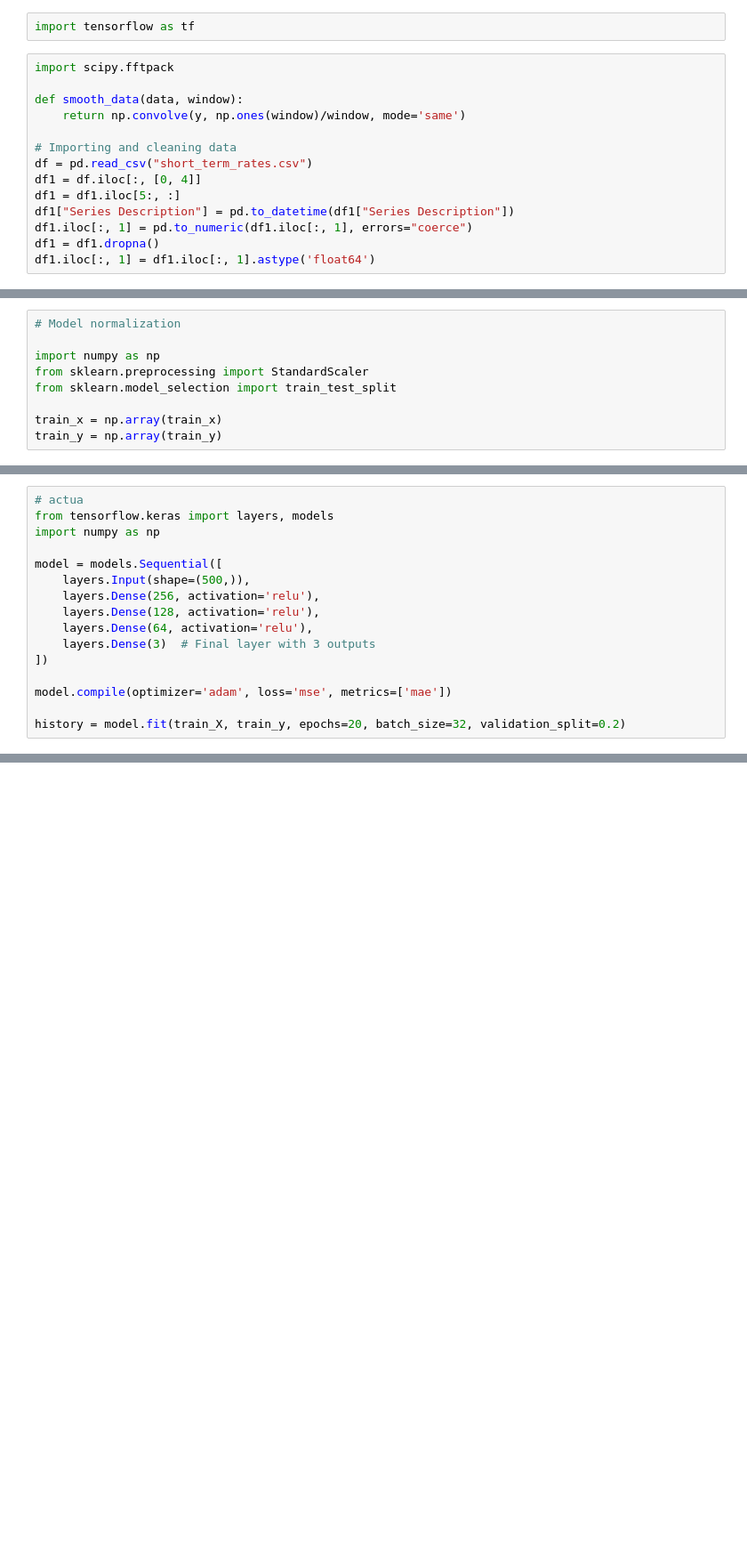
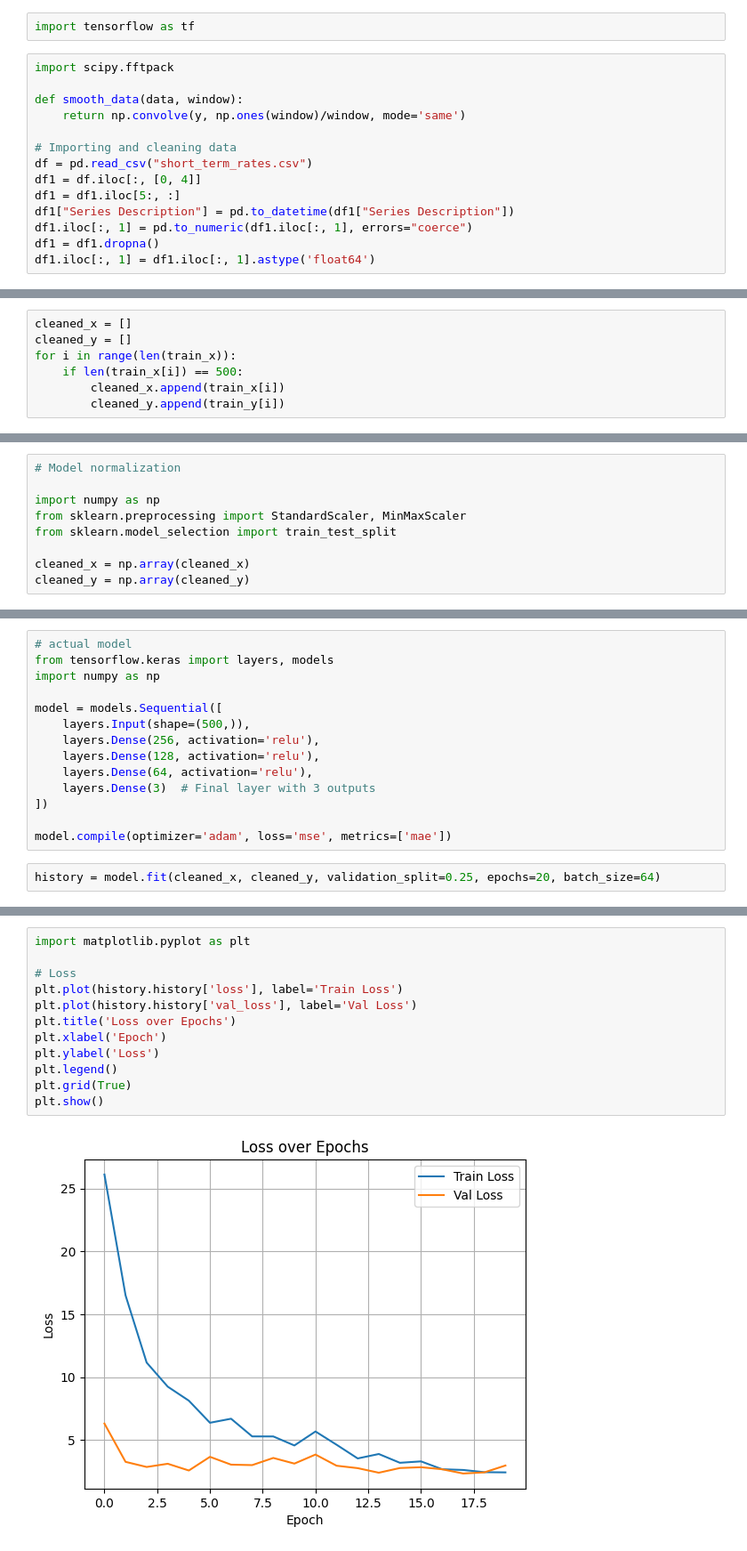
Before and after one commit to appuler/Phys295, a Jupyter notebook: Machine Learning - v2.ipynb, the cells around one changed output, grey strips where cells are left out. Shown at 89% size. Cells and saved outputs as stored; diff of their text form; blank space fills up the shorter version.

```diff
--- a/Machine Learning - v2.ipynb
+++ b/Machine Learning - v2.ipynb
@@ -80,0 +103,7 @@ for i in range(padding, total_len - padding - margin):
+# %%
+cleaned_x = []
+cleaned_y = []
+for i in range(len(train_x)):
+    if len(train_x[i]) == 500:
+        cleaned_x.append(train_x[i])
+        cleaned_y.append(train_y[i])
@@ -82,8 +128,8 @@ for i in range(padding, total_len - padding - margin):
 # Model normalization
 
 import numpy as np
-from sklearn.preprocessing import StandardScaler
+from sklearn.preprocessing import StandardScaler, MinMaxScaler
 from sklearn.model_selection import train_test_split
 
-train_x = np.array(train_x)
-train_y = np.array(train_y)
+cleaned_x = np.array(cleaned_x)
+cleaned_y = np.array(cleaned_y)
@@ -92,5 +158,5 @@ ModuleNotFoundError: No module named 'sklearn'
 # %%
-# actua
+# actual model
 from tensorflow.keras import layers, models
 import numpy as np
 
@@ -103,5 +169,5 @@ model = models.Sequential([
 ])
 
 model.compile(optimizer='adam', loss='mse', metrics=['mae'])
-
-history = model.fit(train_X, train_y, epochs=20, batch_size=32, validation_split=0.2)
+# %%
+history = model.fit(cleaned_x, cleaned_y, validation_split=0.25, epochs=20, batch_size=64)
@@ -107,0 +264,14 @@ history = model.fit(train_X, train_y, epochs=20, batch_size=32, validation_split
+# %%
+import matplotlib.pyplot as plt
+
+# Loss
+plt.plot(history.history['loss'], label='Train Loss')
+plt.plot(history.history['val_loss'], label='Val Loss')
+plt.title('Loss over Epochs')
+plt.xlabel('Epoch')
+plt.ylabel('Loss')
+plt.legend()
+plt.grid(True)
+plt.show()
+# %% [output]
+[figure, added]
```
Also changed, not shown: parts of 22 cells of this notebook.
